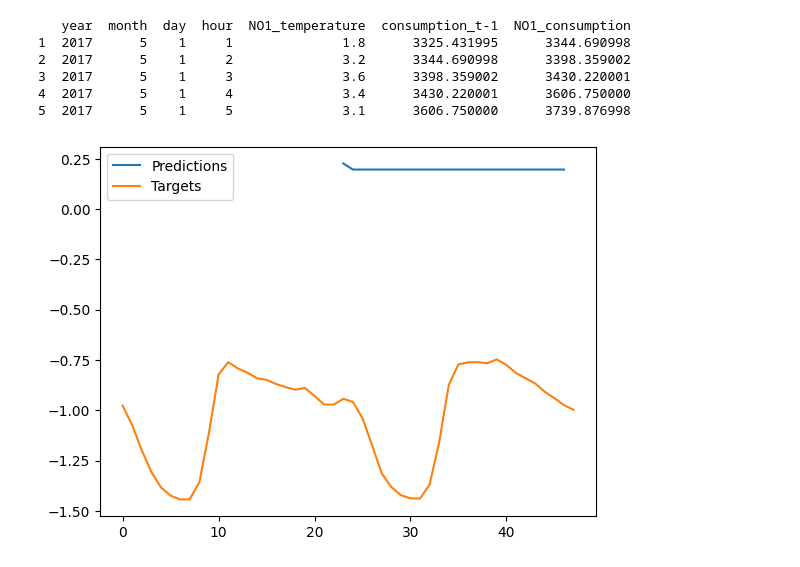
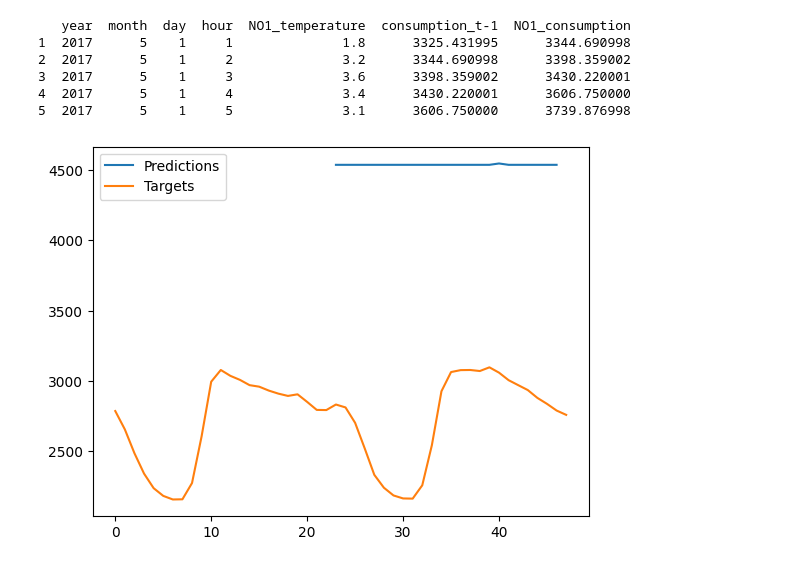
Before and after one commit to JonahNiklas/IT3030-Deep-Learning, a Jupyter notebook: Project2/cnn.ipynb, the cells around one changed output. Drawn from its saved outputs; the diff is of its cells as text; code cells hidden in the pictures.

Commit message:
feat: all models stable, dropout only in fnn

```diff
--- a/Project2/cnn.ipynb
+++ b/Project2/cnn.ipynb
@@ -34,14 +34,16 @@ class CNN_Network(nn.Module):
         super(CNN_Network, self).__init__()
         self.conv1 = Conv1d(in_channels=sequence_length, out_channels=32, kernel_size=2)
         self.conv2 = Conv1d(in_channels=32, out_channels=16, kernel_size=2)
-        self.fc1 = nn.Linear(16 * 4, 84)
-        self.fc3 = nn.Linear(84, output_size)
+        self.fc1 = nn.Linear(16 * 4, 100)
+        self.fc2 = nn.Linear(100, 50)
+        self.fc3 = nn.Linear(50, output_size)
 
     def forward(self, x):
         x = torch.relu(self.conv1.forward(x))
         x = torch.relu(self.conv2.forward(x))
         x = x.view(-1, 16 * 4)
         x = torch.relu(self.fc1(x))
+        x = torch.relu(self.fc2(x))
         x = self.fc3(x)
         return x
 # %%
@@ -137,30 +140,50 @@ plt.show()
 # %%
+import random
+import numpy as np
+
 def predict_one_horizon(model, X_test, given_cases,forecast_horizon):
     X_test = X_test.copy()
     predictions = []
     assert len(X_test) == forecast_horizon+given_cases
-    for i in range(forecast_horizon):
-        x = torch.tensor(X_test[i:i+forecast_horizon])
-        x = x.view(1, *x.shape)
-        output = model.forward(x)
-        predictions.append(output.item())
-        X_test[i+forecast_horizon][-1] = output.item()
+    with torch.no_grad():
+        for i in range(forecast_horizon):
+            x = torch.tensor(X_test[i:i+forecast_horizon])
+            x = x.view(1, *x.shape)
+            output = model.forward(x)
+            predictions.append(output.item())
+            X_test[i+forecast_horizon][-1] = output.item()
     return predictions
 
-def plot_predictions(predictions, targets):
+def plot_predictions(predictions, targets, y_scaler):
+    predictions = y_scaler.inverse_transform(np.array(predictions).reshape(-1, 1))
+    targets = y_scaler.inverse_transform(targets.reshape(-1, 1))
     plt.plot([i for i in range(23,47)], predictions, label='Predictions')
 
     plt.plot(targets[0:48], label='Targets')
     plt.legend()
     plt.show()
+
+def average_error_over_horizons(model, X_test, y_test, forecast_horizon,y_scaler,random_samples=5):
+    errors = []
+    random.seed(42)
+    random_numbers = random.sample(range(len(X_test)-2*forecast_horizon), random_samples)
+
+    for i in range(len(X_test)-2*forecast_horizon):
+        preds = predict_one_horizon(model, X_test[i:i+2*forecast_horizon], given_cases=forecast_horizon, forecast_horizon=forecast_horizon)
+        error = np.mean(np.square(preds-y_test[i+forecast_horizon-1:i+2*forecast_horizon-1]))
+        errors.append(error)
+        if i in random_numbers:
+            plot_predictions(preds, y_test[i:i+2*forecast_horizon], y_scaler)
+    return np.mean(errors)
 # %%
 from load_data import getTestData
 import numpy as np
 
-model.load_state_dict(torch.load('cnn_trained_model.pth'))
+model.load_state_dict(torch.load('trained_models/cnn_trained_model.pth'))
 model.eval()
 
 data = getTestData()
+y_scaler = data[2]
 data = (data[0].astype(np.float32), data[1])
 # %% [output]
    year  month  day  hour  NO1_temperature  consumption_t-1  NO1_consumption
@@ -171,6 +194,6 @@ data = (data[0].astype(np.float32), data[1])
 5  2017      5    1     5              3.1      3606.750000      3739.876998
 # %%
 preds=predict_one_horizon(model, data[0][:48], 24, 24)
-plot_predictions(preds, data[1])
+plot_predictions(preds, data[1],y_scaler)
 # %% [output]
-[figure, old version]
+[figure, new version]
```
Also changed, not shown: parts of 6 cells of this notebook, 13 other files.
